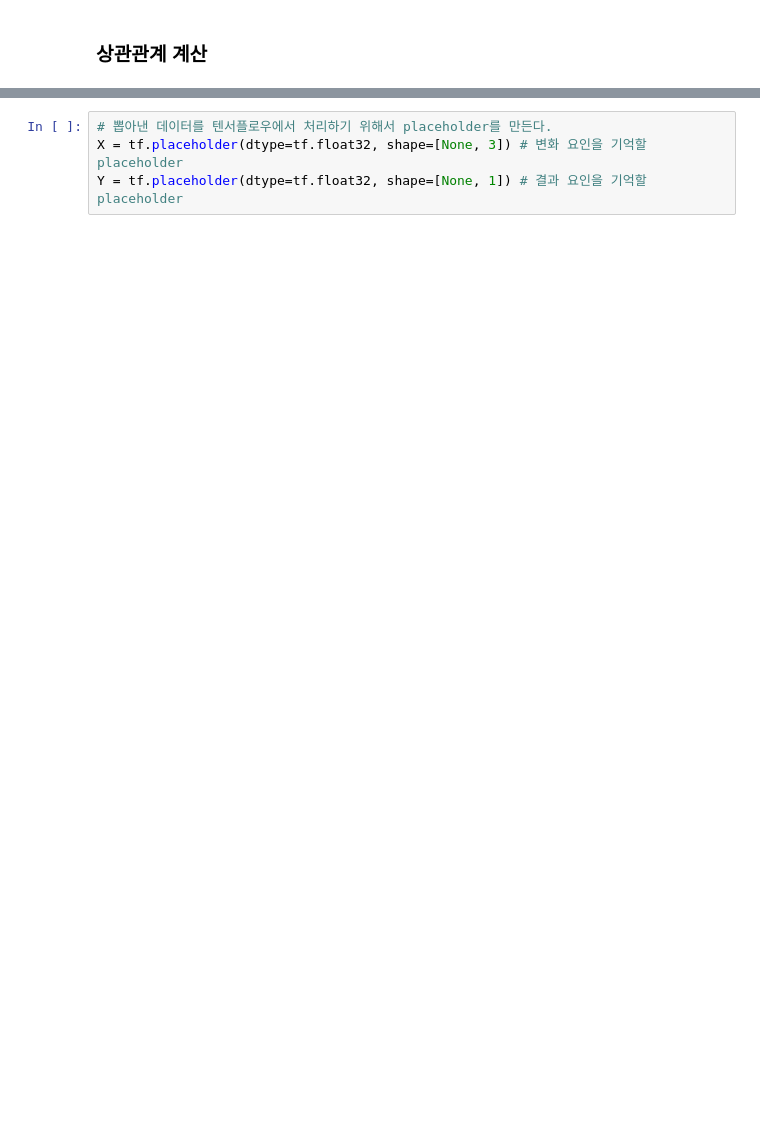
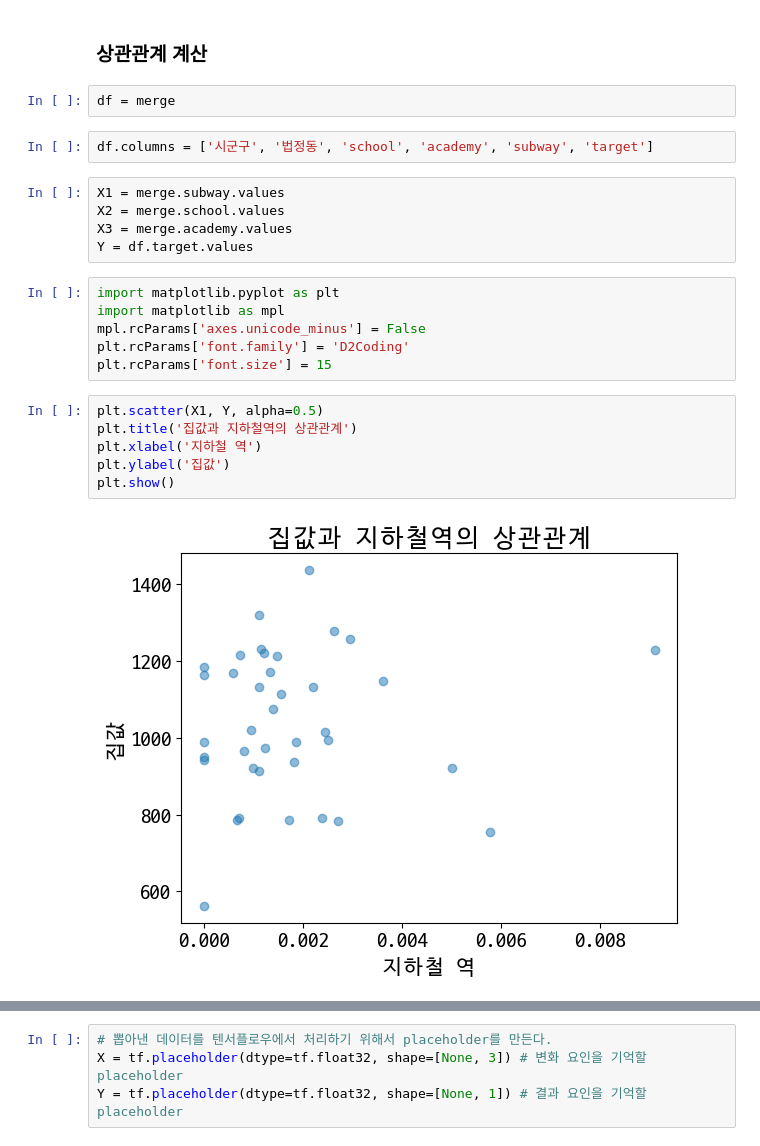
Before and after one commit to hanmin-oh/Data_Anaylasis_Project, a Jupyter notebook: Traning_ver2.ipynb, the cells around one changed output, grey strips where cells are left out. Saved outputs shown, nothing was run; the diff lists cells and outputs as text; blank space fills up the shorter version.

```diff
--- a/Traning_ver2.ipynb
+++ b/Traning_ver2.ipynb
@@ -208,2 +208,25 @@ merge
 # %% [markdown]
 ### 상관관계 계산
+# %%
+df = merge
+# %%
+df.columns = ['시군구', '법정동', 'school', 'academy', 'subway', 'target']
+# %%
+X1 = merge.subway.values
+X2 = merge.school.values
+X3 = merge.academy.values
+Y = df.target.values
+# %%
+import matplotlib.pyplot as plt
+import matplotlib as mpl
+mpl.rcParams['axes.unicode_minus'] = False
+plt.rcParams['font.family'] = 'D2Coding'
+plt.rcParams['font.size'] = 15
+# %%
+plt.scatter(X1, Y, alpha=0.5)
+plt.title('집값과 지하철역의 상관관계')
+plt.xlabel('지하철 역')
+plt.ylabel('집값')
+plt.show()
+# %% [output]
+[figure, added]
```
Also changed, not shown: parts of 30 cells of this notebook, 20 other files.
